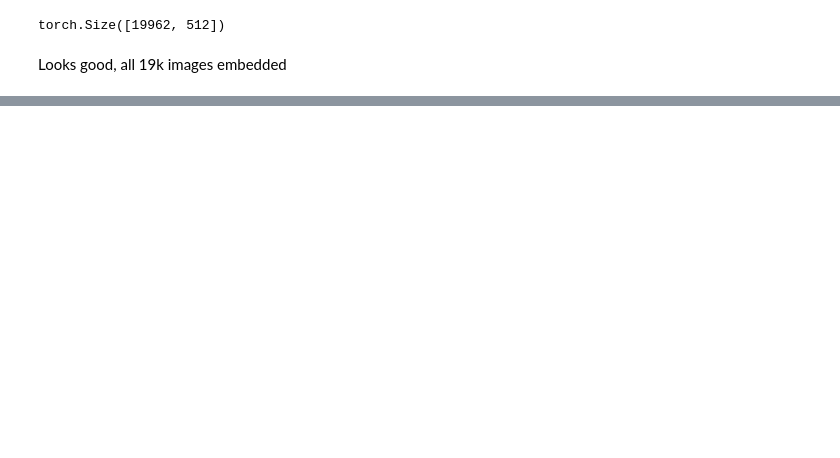
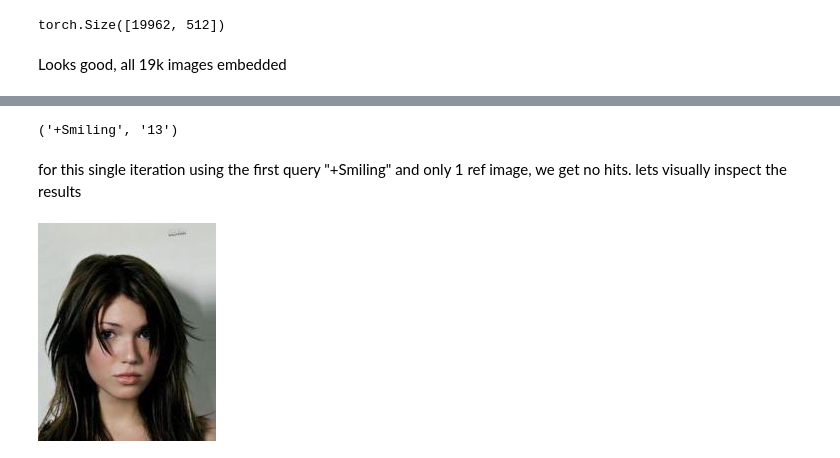
Before and after one commit to skiiyuru/compositional-image-retrieval, a Jupyter notebook: notebooks/baseline.ipynb, the cells around one changed output, grey strips where cells are left out. Cells and saved outputs as stored; diff of their text form; code cells hidden in the pictures; blank space fills up the shorter version.

```diff
--- a/notebooks/baseline.ipynb
+++ b/notebooks/baseline.ipynb
@@ -113,0 +426,10 @@ torch.save(db, "../src/db.pt")
+# %%
+annotations[0]["query"], list(annotations[0]["ground_truth"].keys())[0]
+# %% [output]
+('+Smiling', '13')
+# %% [markdown]
+for this single iteration using the first query "+Smiling" and only 1 ref image, we get no hits. lets visually inspect the results
+# %%
+celeba[13][0]
+# %% [output]
+[figure, added]
```
Also changed, not shown: parts of 60 cells of this notebook, 3 other files.
